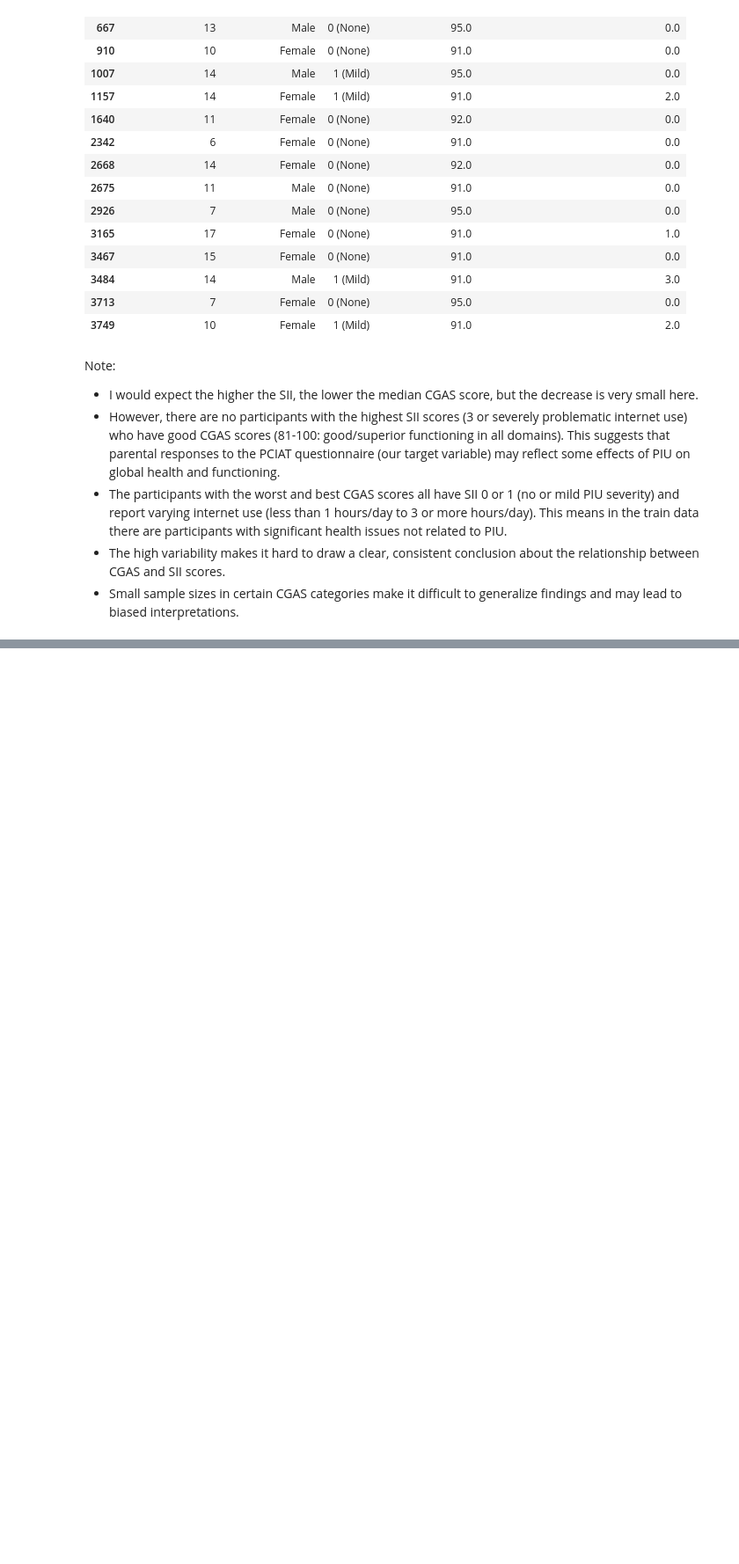
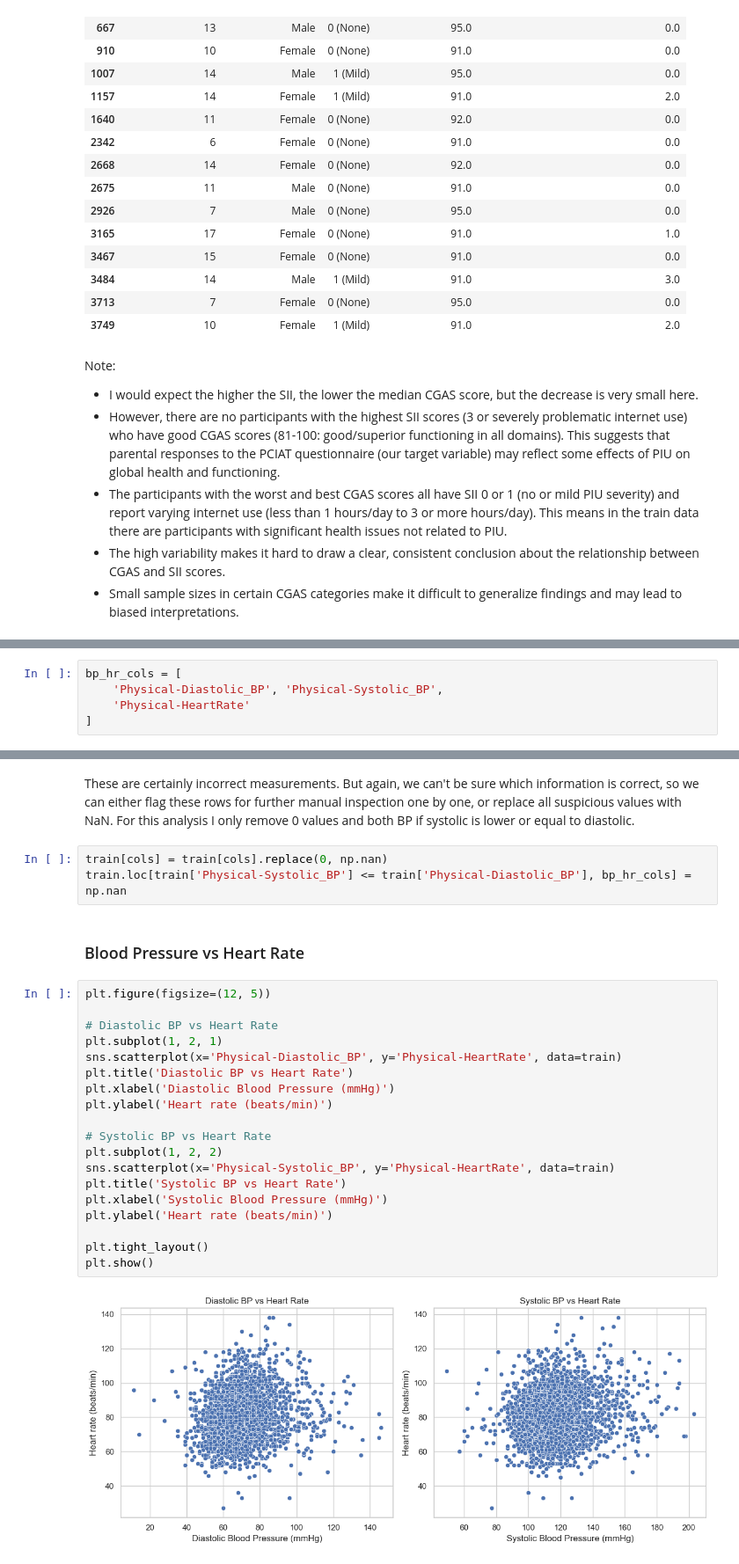
Before and after one commit to AdityaMarne/Kaggle_projects, a Jupyter notebook: ProblematicInternetUse/notebooks/EDA.ipynb, the cells around one changed output, grey strips where cells are left out. Shown at 88% size. Saved outputs shown, nothing was run; the diff lists cells and outputs as text; blank space fills up the shorter version.

```diff
--- a/ProblematicInternetUse/notebooks/EDA.ipynb
+++ b/ProblematicInternetUse/notebooks/EDA.ipynb
@@ -1183,0 +1323,5 @@ Note:
+# %%
+bp_hr_cols = [
+    'Physical-Diastolic_BP', 'Physical-Systolic_BP',
+    'Physical-HeartRate'
+]
@@ -1183,0 +1346,28 @@ Note:
+# %% [markdown]
+These are certainly incorrect measurements. But again, we can't be sure which information is correct, so we can either flag these rows for further manual inspection one by one, or replace all suspicious values with NaN. For this analysis I only remove 0 values and both BP if systolic is lower or equal to diastolic.
+# %%
+train[cols] = train[cols].replace(0, np.nan)
+train.loc[train['Physical-Systolic_BP'] <= train['Physical-Diastolic_BP'], bp_hr_cols] = np.nan
+# %% [markdown]
+### Blood Pressure vs Heart Rate
+# %%
+plt.figure(figsize=(12, 5))
+
+# Diastolic BP vs Heart Rate
+plt.subplot(1, 2, 1)
+sns.scatterplot(x='Physical-Diastolic_BP', y='Physical-HeartRate', data=train)
+plt.title('Diastolic BP vs Heart Rate')
+plt.xlabel('Diastolic Blood Pressure (mmHg)')
+plt.ylabel('Heart rate (beats/min)')
+
+# Systolic BP vs Heart Rate
+plt.subplot(1, 2, 2)
+sns.scatterplot(x='Physical-Systolic_BP', y='Physical-HeartRate', data=train)
+plt.title('Systolic BP vs Heart Rate')
+plt.xlabel('Systolic Blood Pressure (mmHg)')
+plt.ylabel('Heart rate (beats/min)')
+
+plt.tight_layout()
+plt.show()
+# %% [output]
+[figure, added]
```
Also changed, not shown: parts of 32 cells of this notebook.
